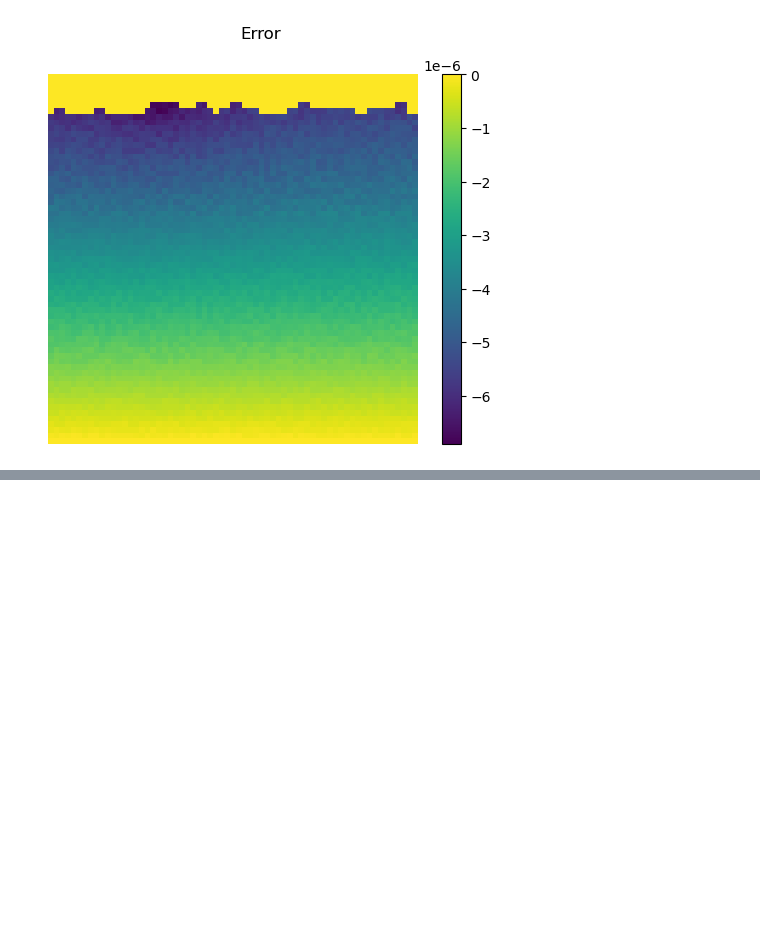
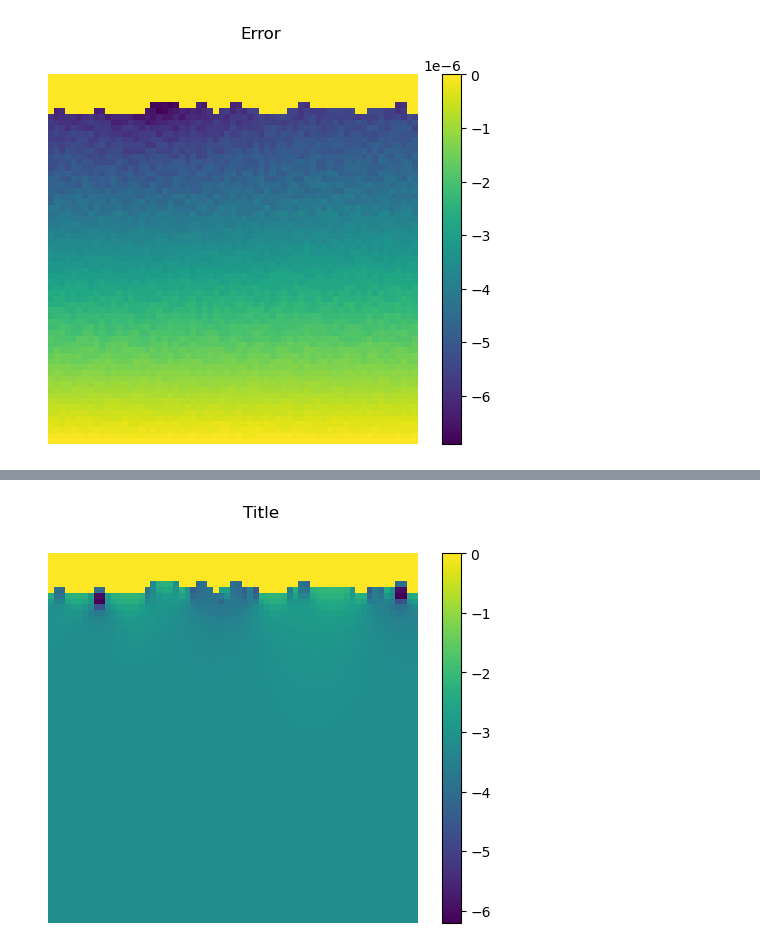
Before and after one commit to ymlasu/MFEA-Net, a Jupyter notebook: MFEANet_thermal_Ti64_test.ipynb, the cells around one changed output, grey strips where cells are left out. Cells and saved outputs as stored; diff of their text form; code cells hidden in the pictures; blank space fills up the shorter version.

```diff
--- a/MFEANet_thermal_Ti64_test.ipynb
+++ b/MFEANet_thermal_Ti64_test.ipynb
@@ -176,0 +181,4 @@ flux1 = tPost.ComputeFlux(u_mg_jac.float())
+# %%
+plot.plot_thermalfield(flux1[:,1])
+# %% [output]
+[figure, added]
```
Also changed, not shown: parts of 3 cells of this notebook, 4 other files.
